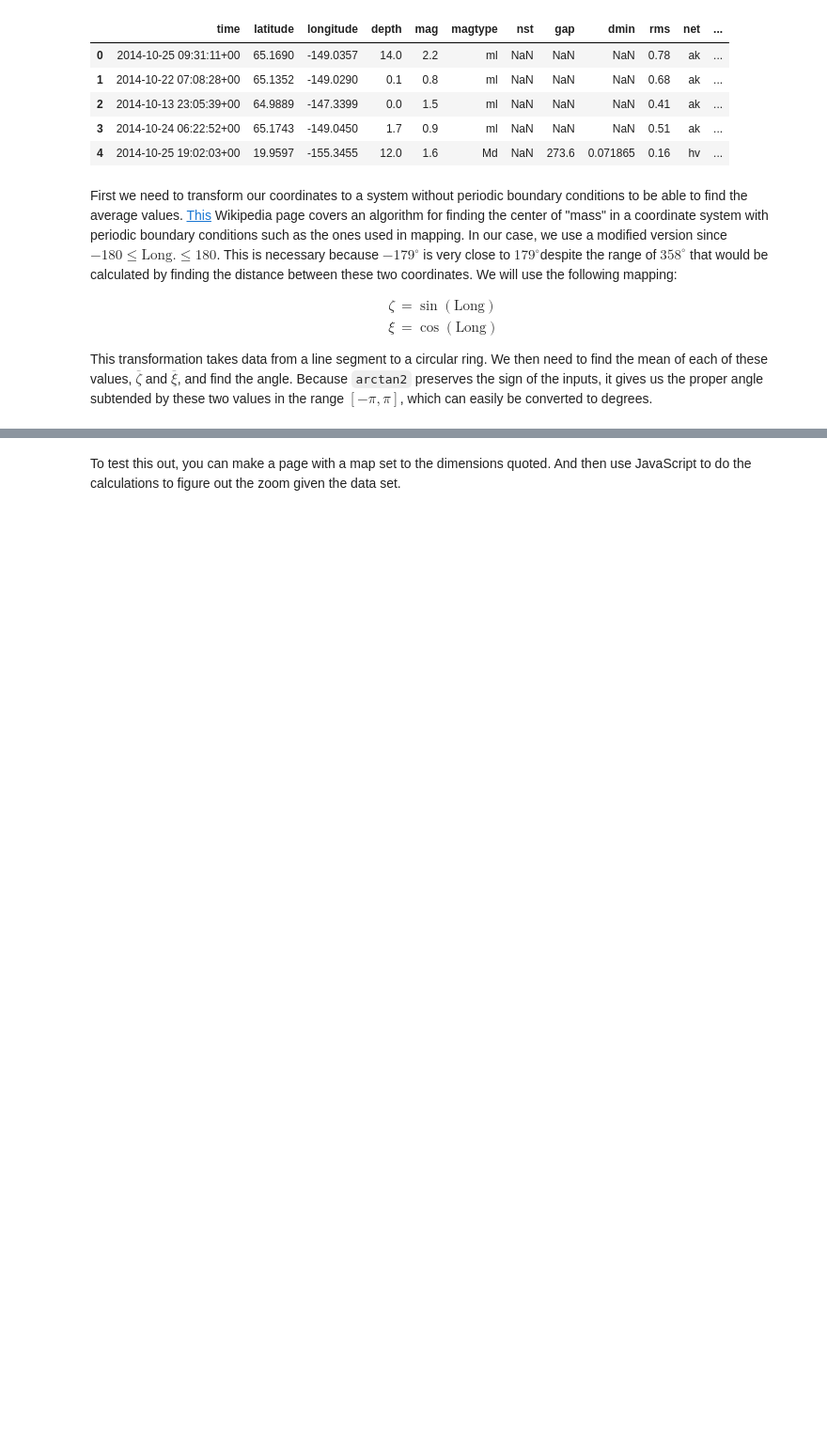
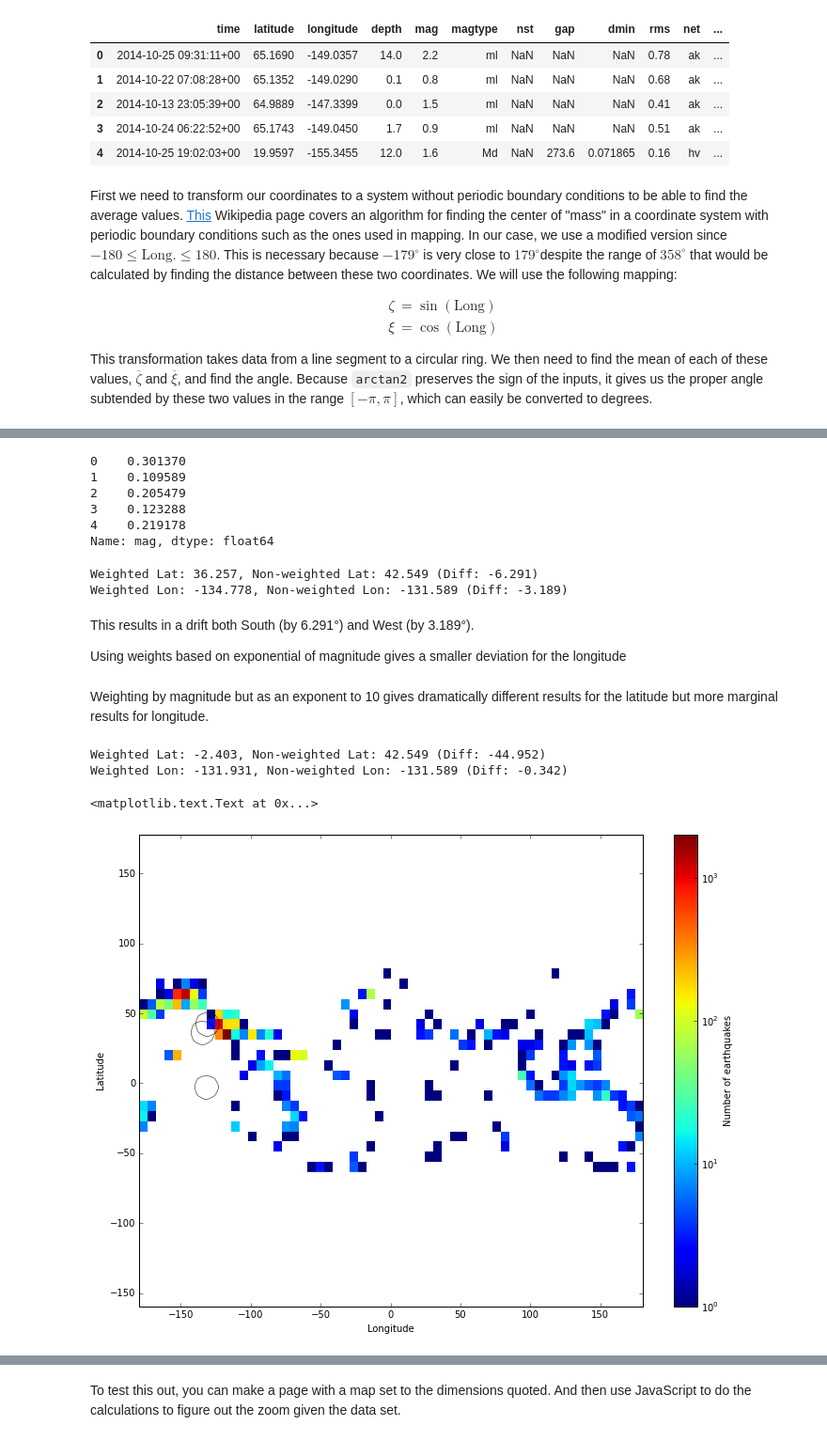
Before and after one commit to andy-esch/tilemath, a Jupyter notebook: dataInformedView.ipynb, the cells around one changed output, grey strips where cells are left out. Shown at 94% size. Saved outputs shown, nothing was run; the diff lists cells and outputs as text; code cells hidden in the pictures; blank space fills up the shorter version.

Commit message:
Updated text

```diff
--- a/dataInformedView.ipynb
+++ b/dataInformedView.ipynb
@@ -56,7 +65,7 @@ com_lon_1 = eq_month["lon_zeta"].mean()
 com_lon_2 = eq_month["lon_xi"].mean()
 
 # Calculate center of "mass" of earthquake activity
-com_lon = find_trans_com(com_lon_1,com_lon_2)
+com_lon = com_longitude(com_lon_1,com_lon_2)
 com_lat = eq_month["latitude"].mean()
 
 # Find max, min, std error of mean of latitude
@@ -83,14 +118,60 @@ ylabel("Longitude earthquake occurred at")
+# %%
+w = eq_month.mag / eq_month.mag.max()
+w.head()
+# %% [output]
+0    0.301370
+1    0.109589
+2    0.205479
+3    0.123288
+4    0.219178
+Name: mag, dtype: float64
+# %%
+w_zeta = np.dot(w,eq_month.lon_zeta) / sum(w)
+w_xi = np.dot(w,eq_month.lon_xi) / sum(w)
+w_lon = com_longitude(w_zeta,w_xi)
+
+w_lat = np.dot(eq_month.latitude,eq_month.mag) / sum(eq_month.mag)
+
+print "Weighted Lat: %0.3f, Non-weighted Lat: %0.3f (Diff: %0.3f)" % (w_lat,com_lat,w_lat-com_lat)
+print "Weighted Lon: %0.3f, Non-weighted Lon: %0.3f (Diff: %0.3f)" % (w_lon,com_lon,w_lon-com_lon)
+# %% [output]
+Weighted Lat: 36.257, Non-weighted Lat: 42.549 (Diff: -6.291)
+Weighted Lon: -134.778, Non-weighted Lon: -131.589 (Diff: -3.189)
+# %% [markdown]
+This results in a drift both South (by 6.291&deg;) and West (by 3.189&deg;).
+
+Using weights based on exponential of magnitude gives a smaller deviation for the longitude
+# %% [markdown]
+Weighting by magnitude but as an exponent to 10 gives dramatically different results for the latitude but more marginal results for longitude.
+# %%
+w_exp = 10**(eq_month.mag) / 10**(max(eq_month.mag))
+
+w_exp_zeta = np.dot(w_exp,eq_month.lon_zeta) / sum(w_exp)
+w_exp_xi = np.dot(w_exp,eq_month.lon_xi) / sum(w_exp)
+w_exp_lon = com_longitude(w_exp_zeta,w_exp_xi)
+
+w_exp_lat = np.dot(eq_month.latitude,w_exp) / sum(w_exp)
+
+print "Weighted Lat: %0.3f, Non-weighted Lat: %0.3f (Diff: %0.3f)" % (w_exp_lat,com_lat,w_exp_lat-com_lat)
+print "Weighted Lon: %0.3f, Non-weighted Lon: %0.3f (Diff: %0.3f)" % (w_exp_lon,com_lon,w_exp_lon-com_lon)
+# %% [output]
+Weighted Lat: -2.403, Non-weighted Lat: 42.549 (Diff: -44.952)
+Weighted Lon: -131.931, Non-weighted Lon: -131.589 (Diff: -0.342)
 # %%
 from matplotlib.colors import LogNorm
-plt.figure(figsize=(12, 9), dpi=80)
+fig = plt.figure(figsize=(12, 9), dpi=80)
 ax = plt.hist2d(eq_month.longitude,eq_month.latitude,bins=[60,20],norm=LogNorm());
 axes().set_aspect('equal', 'datalim')
 
 plt.plot(com_lon,com_lat,'ko',ms=25,markerfacecolor='none')
 plt.plot(w_lon,w_lat,'ko',ms=25,markerfacecolor='none')
+plt.plot(w_exp_lon,w_exp_lat,'ko',ms=25,markerfacecolor='none')
 
-xlabel("Longitude")
-ylabel("Latitude")
+plt.xlabel("Longitude")
+plt.ylabel("Latitude")
 cbar = plt.colorbar()
 cbar.ax.set_ylabel("Number of earthquakes")
+# %% [output]
+<matplotlib.text.Text at 0x...>
+[figure, added]
 # %% [markdown]
```
Also changed, not shown: parts of 26 cells of this notebook.
